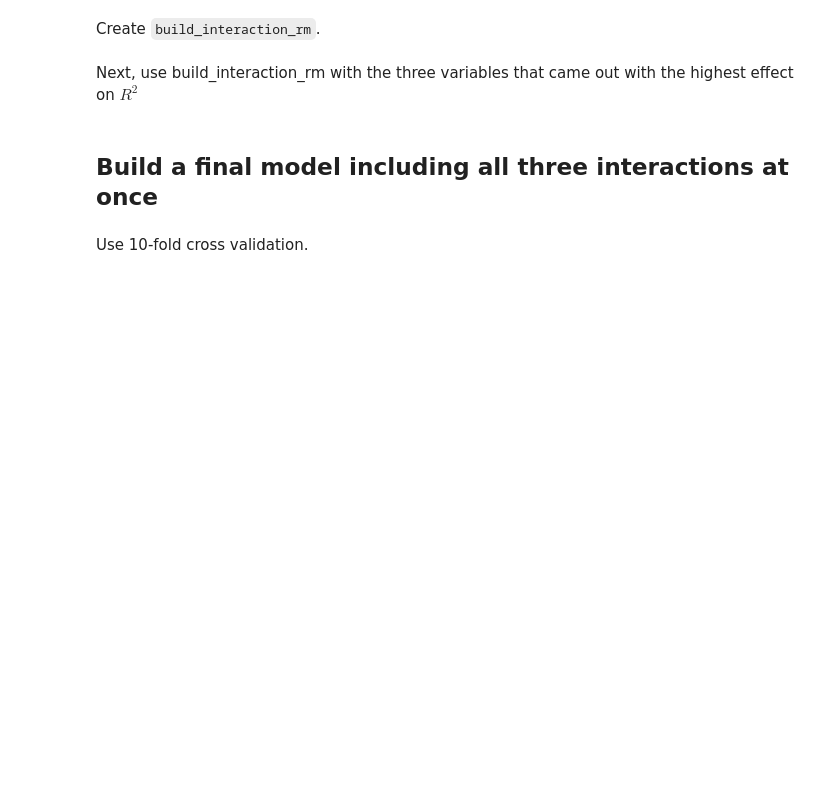
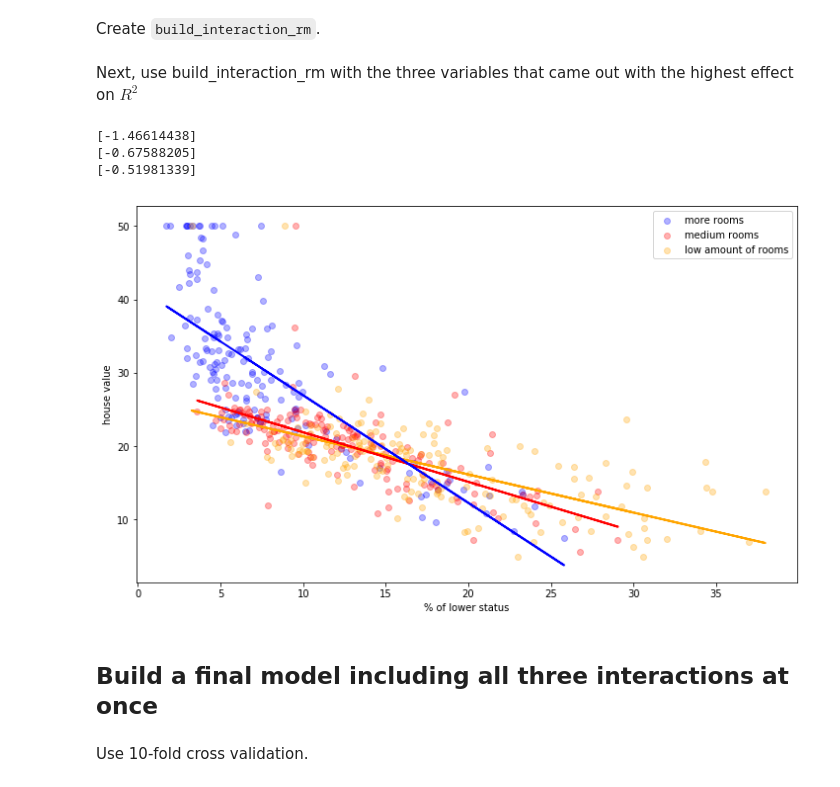
Before and after one commit to jmt0221/dsc-interaction-terms-lab-nyc-ds-082619, a Jupyter notebook: index.ipynb, the cells around one changed output. Saved outputs shown, nothing was run; the diff lists cells and outputs as text; code cells hidden in the pictures; blank space fills up the shorter version.

```diff
--- a/index.ipynb
+++ b/index.ipynb
@@ -113,6 +113,12 @@ def build_interaction_rm(varname, description):
 Next, use build_interaction_rm with the three variables that came out with the highest effect on $R^2$
 # %%
 # first plot
+build_interaction_rm("LSTAT", "% of lower status")
+# %% [output]
+[-1.46614438]
+[-0.67588205]
+[-0.51981339]
+[figure, added]
 # %%
 # second plot
 # %%
```
